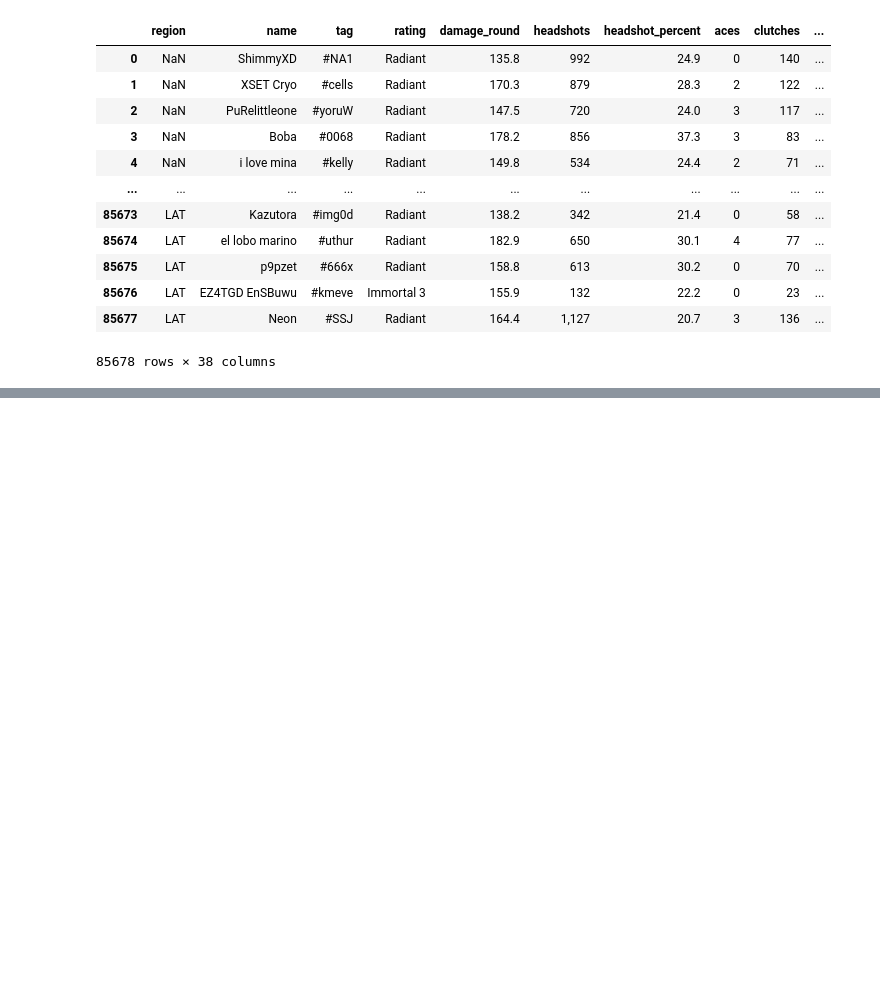
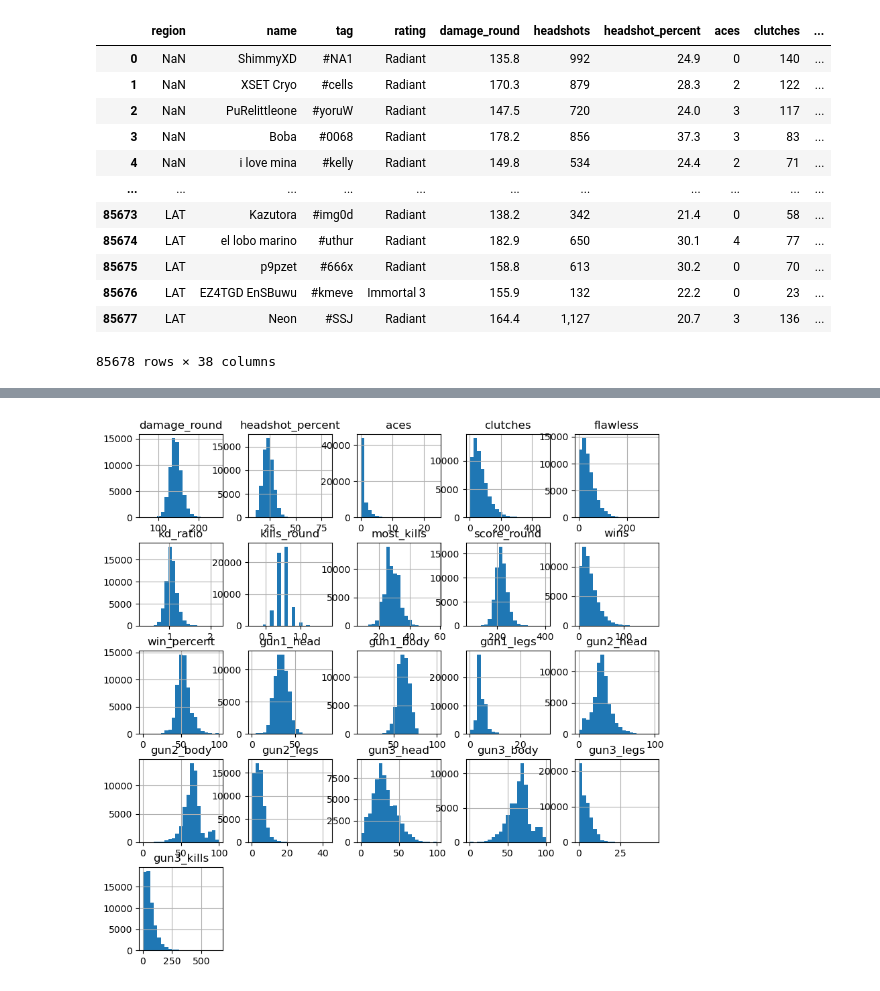
Before and after one commit to ubco-W2022T2-data301/project-group-group64, a Jupyter notebook: analysis/analysis1.ipynb, the cells around one changed output, grey strips where cells are left out. Cells and saved outputs as stored; diff of their text form; code cells hidden in the pictures; blank space fills up the shorter version.

```diff
--- a/analysis/analysis1.ipynb
+++ b/analysis/analysis1.ipynb
@@ -30,0 +169,4 @@ df
+# %%
+hist = df.hist(bins=21,figsize =(10,10))
+# %% [output]
+[figure, added]
```
Also changed, not shown: parts of 15 cells of this notebook.
